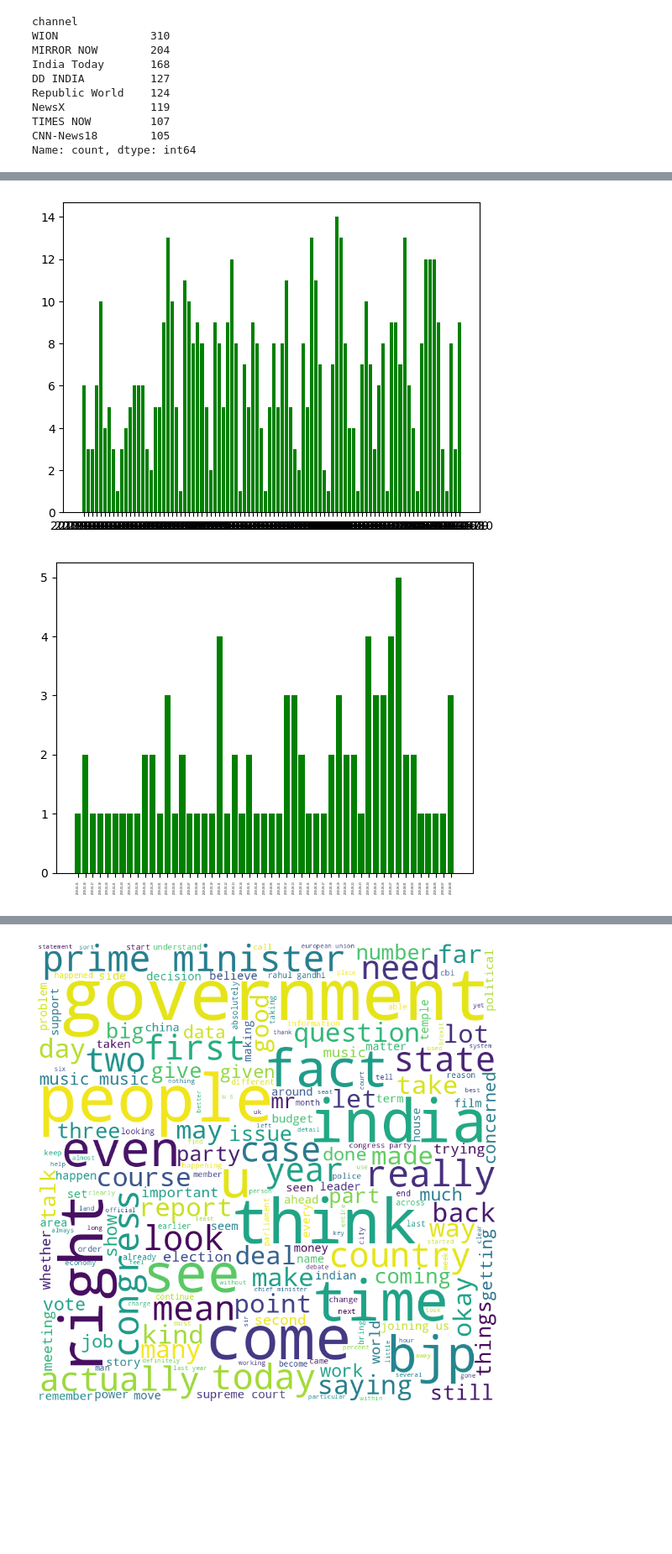
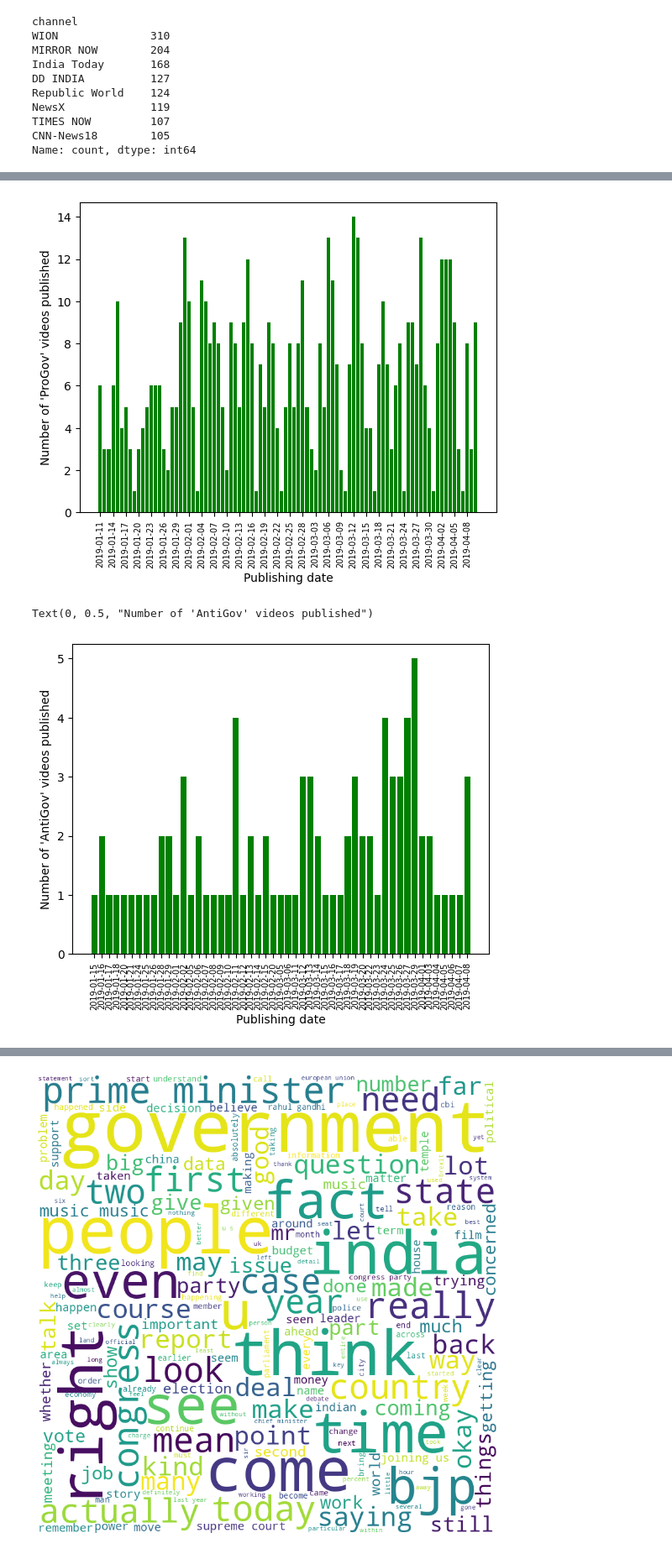
Before and after one commit to Saransh-cpp/polarising-content-on-indian-youtube-near-elections, a Jupyter notebook: analysis_ge.ipynb, the cells around one changed output, grey strips where cells are left out. Shown at 84% size. Cells and saved outputs as stored; diff of their text form; code cells hidden in the pictures; blank space fills up the shorter version.

```diff
--- a/analysis_ge.ipynb
+++ b/analysis_ge.ipynb
@@ -154,9 +184,13 @@ for _, row in df[df["Label"] == "ProGov"].iterrows():
 # %%
 ordered_pro = OrderedDict(sorted(vid_freq_pro.items(), key=lambda t: t[0]))
 # %%
+plt.xticks(rotation=90, fontsize=7)
 plt.bar(ordered_pro.keys(), ordered_pro.values(), color='g');
+plt.xlabel("Publishing date")
+plt.ylabel("Number of 'ProGov' videos published")
+plt.xticks(list(ordered_pro.keys())[::3]);
 # %% [output]
-[figure, old version]
+[figure, new version]
 # %%
 x = [dt.datetime.strptime(d.split("T")[0],'%Y-%m-%d').date() for d in df[df["Label"] == "AntiGov"]["published_at"]]
 vid_freq_anti = {}
@@ -168,10 +202,14 @@ for _, row in df[df["Label"] == "AntiGov"].iterrows():
 # %%
 ordered_anti = OrderedDict(sorted(vid_freq_anti.items(), key=lambda t: t[0]))
 # %%
-plt.xticks(rotation=90, fontsize=2)
+plt.xticks(rotation=90, fontsize=7)
 plt.bar(ordered_anti.keys(), ordered_anti.values(), color='g');
+plt.xlabel("Publishing date")
+plt.ylabel("Number of 'AntiGov' videos published")
+# plt.xticks(list(ordered_pro.keys())[::3]);
 # %% [output]
+Text(0, 0.5, "Number of 'AntiGov' videos published")
-[figure, old version]
+[figure, new version]
 # %%
 import nltk
 nltk.download('stopwords')
```
Also changed, not shown: parts of 10 cells of this notebook, 9 other files.
